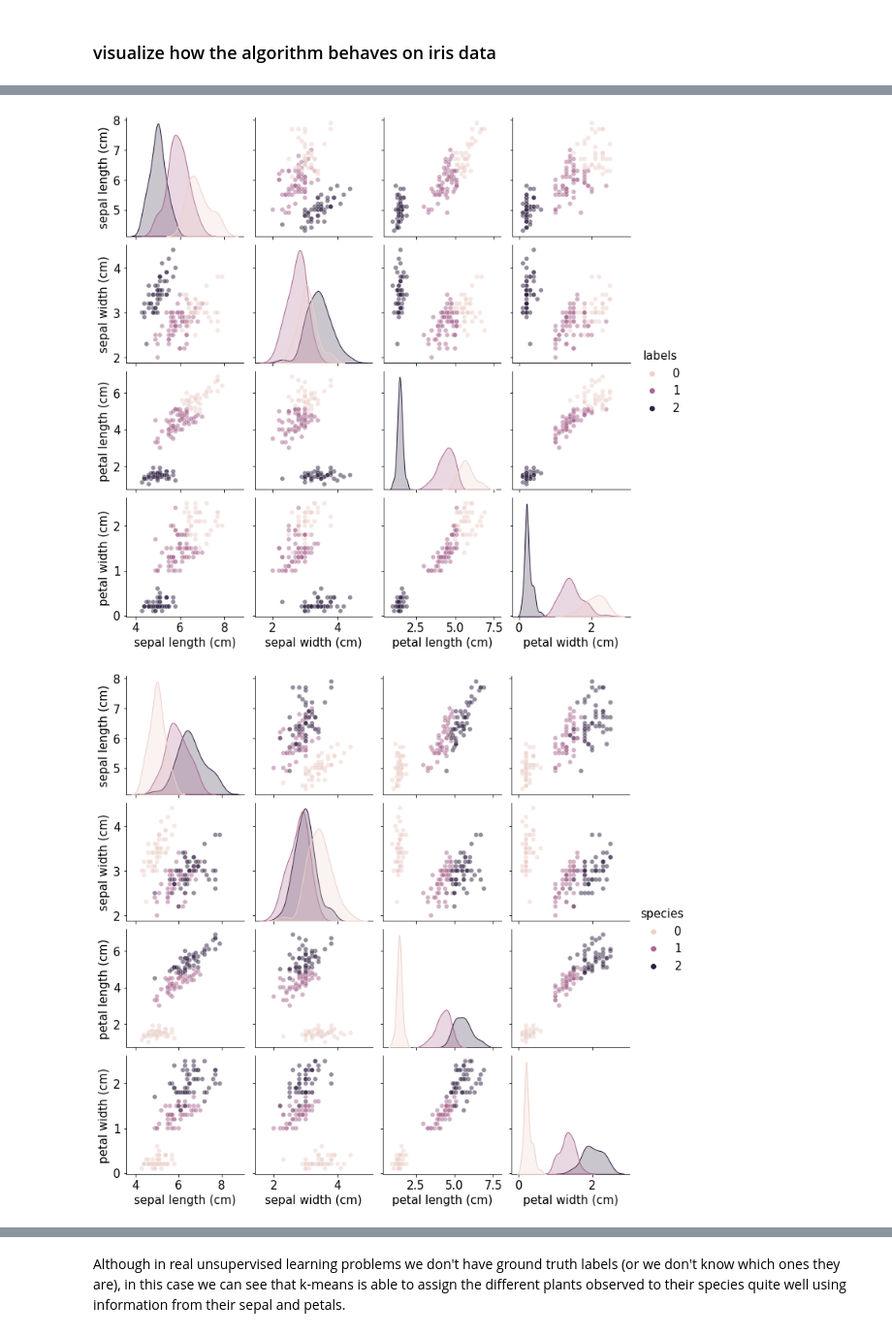
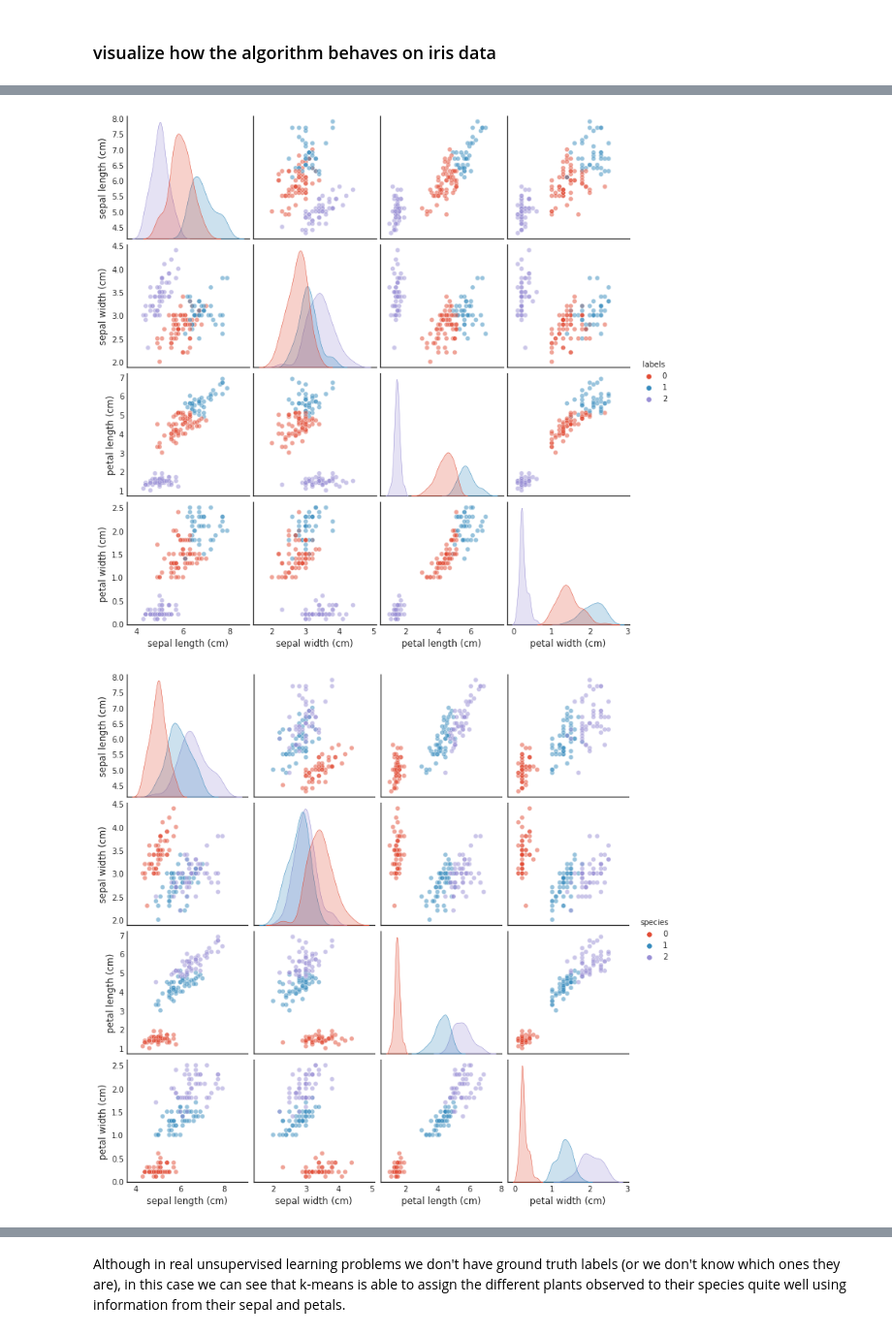
Before and after one commit to IvoLeist/ml_cnag-crg_course, a Jupyter notebook: day3/unsupervised_learning.ipynb, the cells around one changed output, grey strips where cells are left out. Shown at 97% size. Cells and saved outputs as stored; diff of their text form; code cells hidden in the pictures.

```diff
--- a/day3/unsupervised_learning.ipynb
+++ b/day3/unsupervised_learning.ipynb
@@ -13,6 +13,8 @@ import seaborn as sns
 from matplotlib import rcParams
 rcParams['font.size'] = 15
 rcParams['figure.figsize'] = (7,7)
+plt.style.use('ggplot'); plt.style.use('seaborn-white')
+sns.set_style('white')
 
 import numpy as np
 import pandas as pd
@@ -122,18 +129,18 @@ plt.show()
 X['labels'] = kmeans(X.values, k=3)
 
 # visualize
-sns.pairplot(X, hue = 'labels', plot_kws={'alpha':0.5})
+sns.pairplot(X.astype({'labels':'category'}), hue = 'labels', plot_kws={'alpha':0.5})
 plt.show()
 # %% [output]
-[figure, old version]
+[figure, new version]
 # %%
 # check with species information
 X['species'] = data['target']
 
-sns.pairplot(X.drop(columns='labels'), hue='species', plot_kws={'alpha':0.5})
+sns.pairplot(X.drop(columns='labels').astype({'species':'category'}), hue='species', plot_kws={'alpha':0.5})
 plt.show()
 # %% [output]
-[figure, old version]
+[figure, new version]
 # %%
 # How good where we?
 df = X.groupby(['species','labels']) \
```
Also changed, not shown: parts of 13 cells of this notebook, 2 other files.
